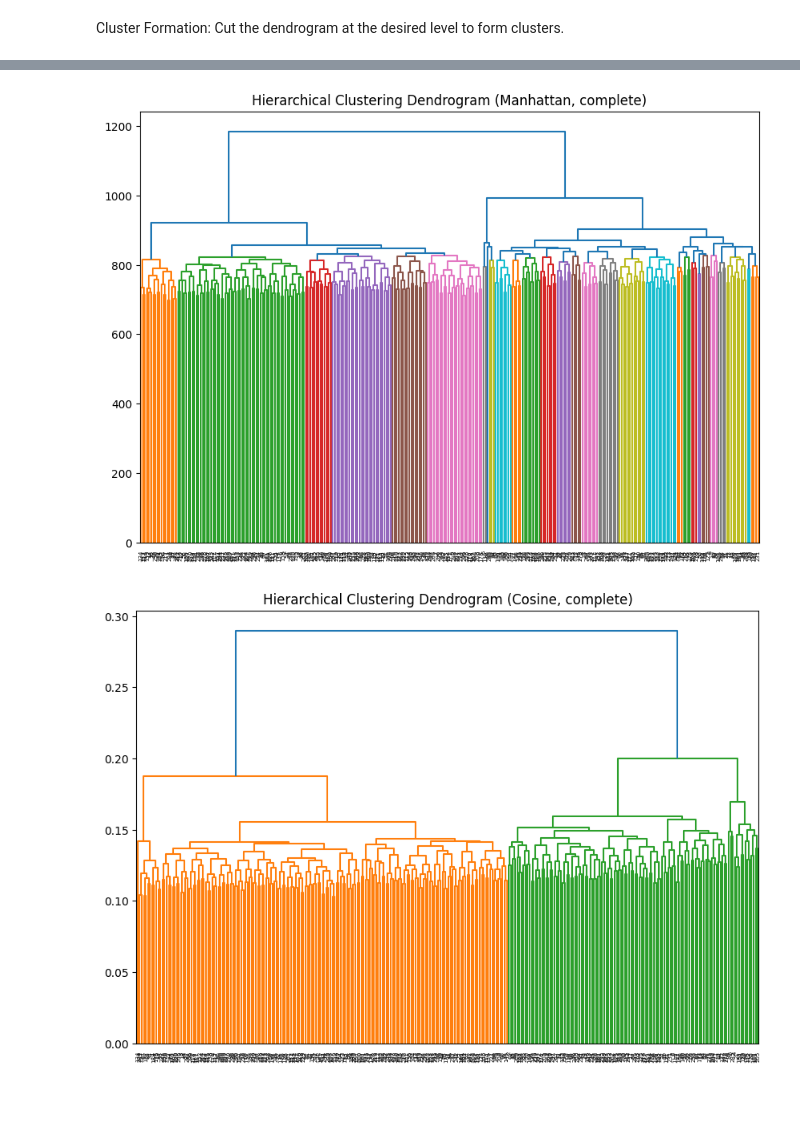
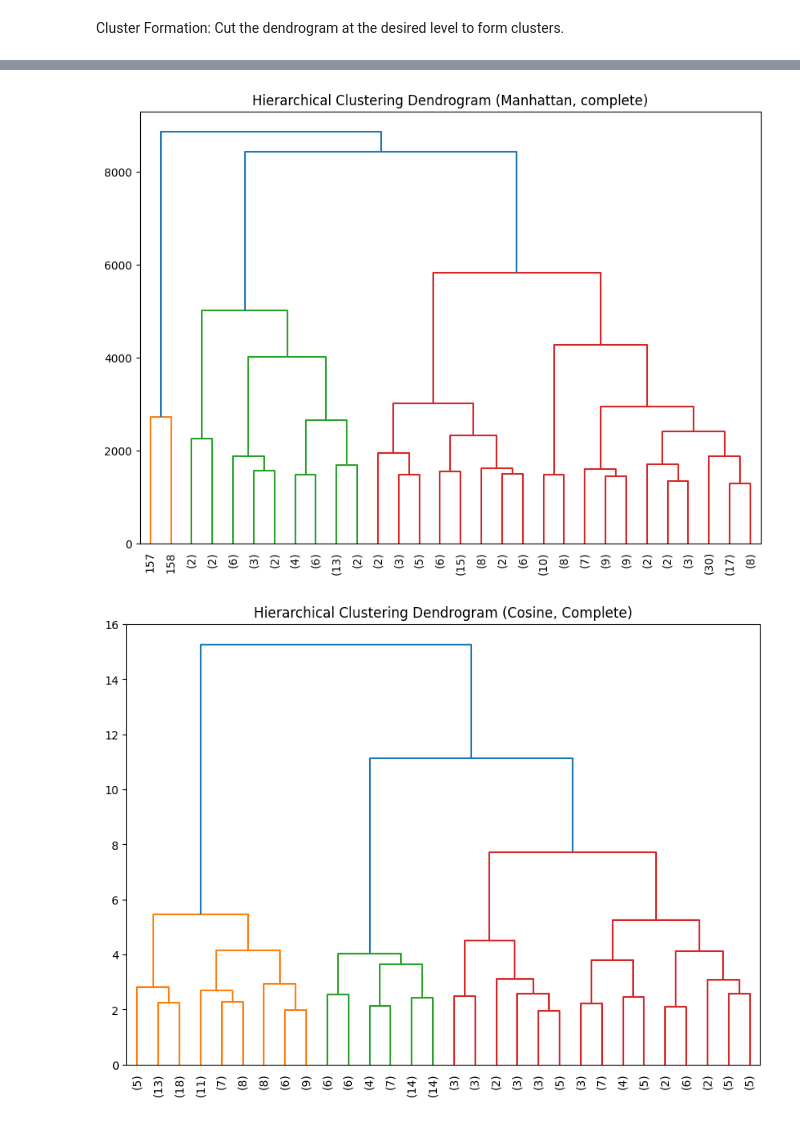
Before and after one commit to tom21100227/TCN-stock-abnormality-detection, a Jupyter notebook: c.ipynb, the cells around one changed output, grey strips where cells are left out. Drawn from its saved outputs; the diff is of its cells as text; code cells hidden in the pictures.

```diff
--- a/c.ipynb
+++ b/c.ipynb
@@ -8,0 +125,11 @@ from tcnAutoencoder import TCNAutoencoder
+# %%
+# filp the first and second dimension, so that the shape is (batch_size, channel, sequence_length)
+tensors_list = [tensor.permute(0, 2, 1) for tensor in tensors_list]
+
+print(f"{len(tensors_list) = }")
+
+dims = [tensor.shape[1] for tensor in tensors_list]
+
+
+# check if all dims are the same
+print(all(x == dims[0] for x in dims))
@@ -10,14 +140,15 @@ from tcnAutoencoder import TCNAutoencoder
 model = TCNAutoencoder(input_dim=(2, 18000))
 
 # load the state dict
-model.load_state_dict(torch.load('model.pth'))
+model.load_state_dict(torch.load('/Users/linguoren/Documents/GitHub/final_proj/models/ALL_extended/ALL_extended_model_epoch_2200.plt',
+                      map_location=torch.device('cpu')))
 
 # test if the model is working
 model.eval()
-x = torch.randn(300, 2, 18000)
+x = torch.cat(tensors_list, dim=0)
+print(f"{x.shape}")
 with torch.no_grad():
     enc = model.encoder(x)
 
 enc.shape
-enc
 # %% [output]
@@ -153,14 +276,24 @@ plt.show()
 # %%
 plt.figure(figsize=(10, 7))
-dendrogram(Z_m_complete)
+dendrogram(
+    Z_m_complete,
+    truncate_mode='lastp',
+    leaf_rotation=90,
+    leaf_font_size=10
+)
 plt.title('Hierarchical Clustering Dendrogram (Manhattan, complete)')
 plt.show()
 # %% [output]
-[figure, old version]
+[figure, new version]
 # %%
 plt.figure(figsize=(10, 7))
-dendrogram(Z_c_complete)
-plt.title('Hierarchical Clustering Dendrogram (Cosine, complete)')
+dendrogram(
+    Z_c_complete,
+    truncate_mode='lastp',
+    leaf_rotation=90,
+    leaf_font_size=10
+)
+plt.title('Hierarchical Clustering Dendrogram (Cosine, Complete)')
 plt.show()
 # %% [output]
-[figure, old version]
+[figure, new version]
```
Also changed, not shown: parts of 20 cells of this notebook, 6 other files.
